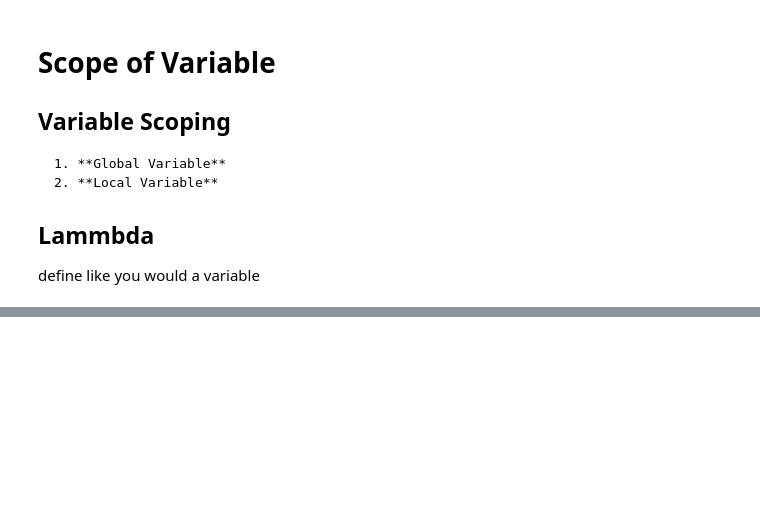
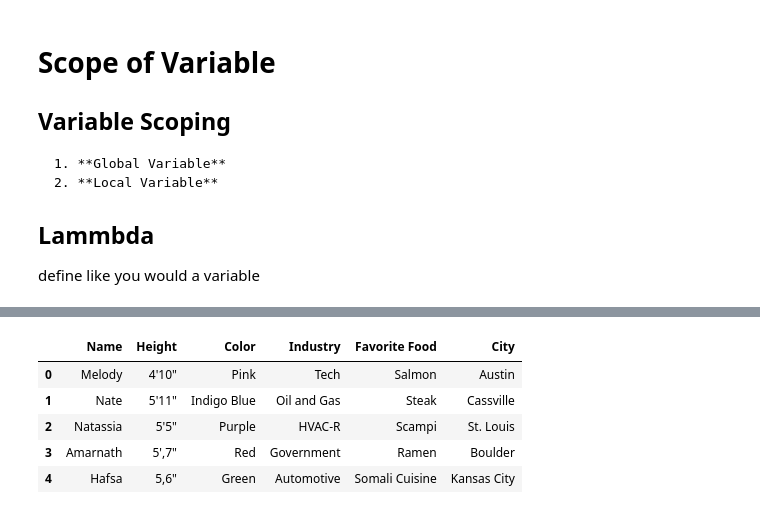
Before and after one commit to For7the7Research/Class-Notes, a Jupyter notebook: Week4_ClassNotees.ipynb, the cells around one changed output, grey strips where cells are left out. Saved outputs shown, nothing was run; the diff lists cells and outputs as text; code cells hidden in the pictures; blank space fills up the shorter version.

```diff
--- a/Week4_ClassNotees.ipynb
+++ b/Week4_ClassNotees.ipynb
@@ -290,0 +807,17 @@ LOWERCASE
+# %%
+cities = ["Austin", "Cassville", "St. Louis", "Boulder", "Kansas City"]
+df["City"] = cities
+df
+#adds it on the end
+favoriteColor = ["Pink", "Indigo Blue", "Purple", "Red", "Green"]
+df.insert(2, "Color", favoriteColor, True)
+#True allows for duplicates in this insert
+#insert puts it as index position two, which was industry,
+df
+# %% [output]
+|  | Name | Height | Color | Industry | Favorite Food | City |
+| 0 | Melody | 4'10" | Pink | Tech | Salmon | Austin |
+| 1 | Nate | 5'11" | Indigo Blue | Oil and Gas | Steak | Cassville |
+| 2 | Natassia | 5'5" | Purple | HVAC-R | Scampi | St. Louis |
+| 3 | Amarnath | 5',7" | Red | Government | Ramen | Boulder |
+| 4 | Hafsa | 5,6" | Green | Automotive | Somali Cuisine | Kansas City |
```
Also changed, not shown: parts of 41 cells of this notebook, 1 other file.
